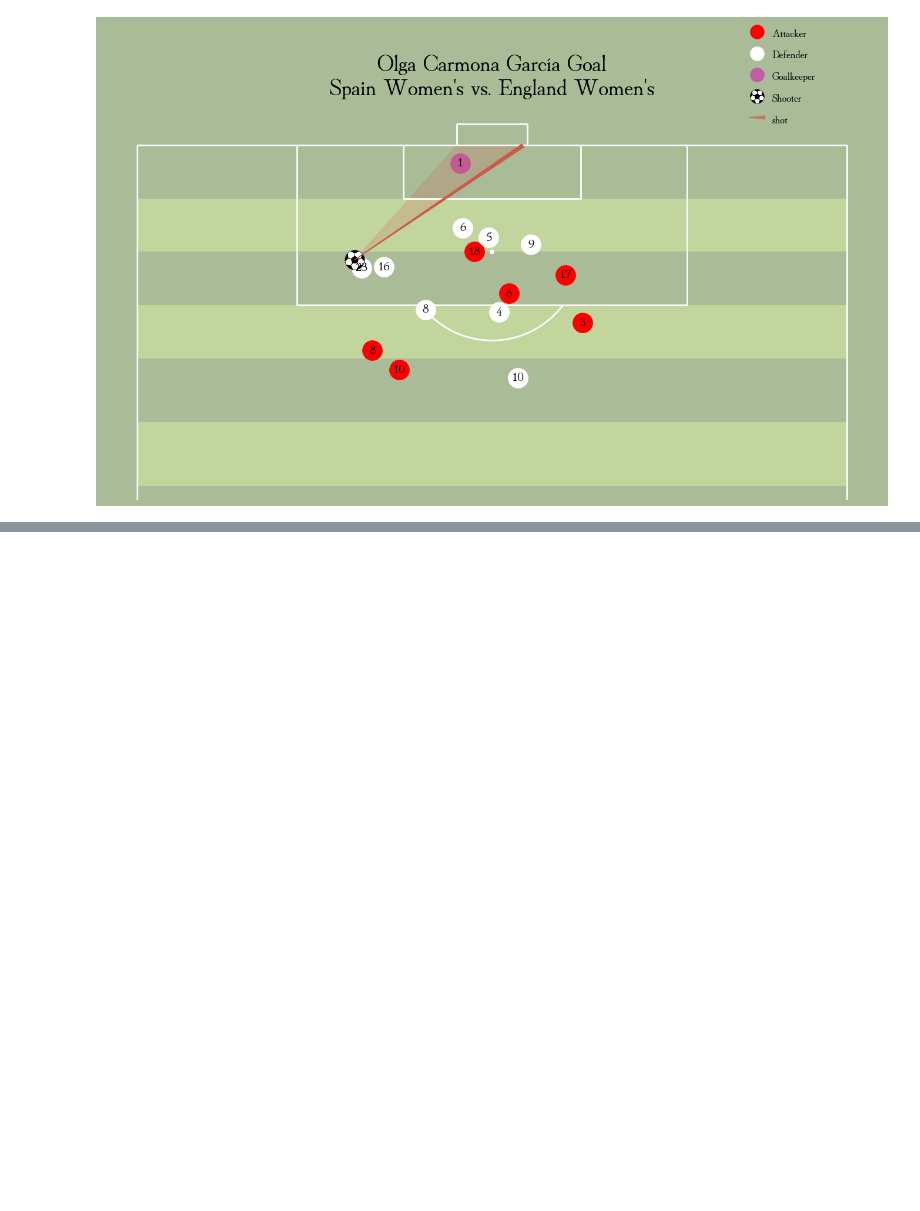
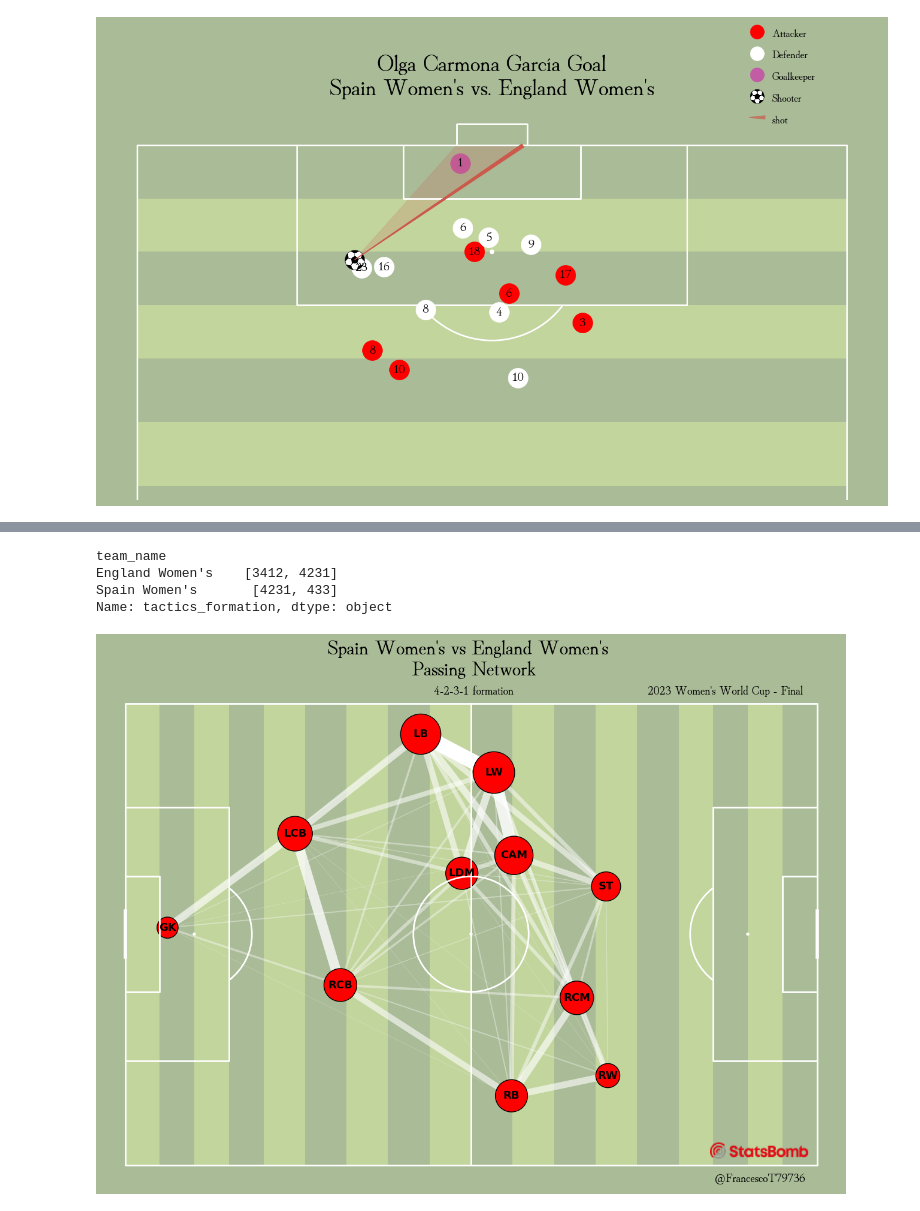
Before and after one commit to FrancescoTrasforini/2023WomenWorldCup-Analysis, a Jupyter notebook: StatsBomb-Women_World_Cup_Analysis.ipynb, the cells around one changed output, grey strips where cells are left out. Saved outputs shown, nothing was run; the diff lists cells and outputs as text; code cells hidden in the pictures; blank space fills up the shorter version.

Commit message:
Added Pass Network

```diff
--- a/StatsBomb-Women_World_Cup_Analysis.ipynb
+++ b/StatsBomb-Women_World_Cup_Analysis.ipynb
@@ -588,0 +625,9 @@ plt.show()  # If you are using a Jupyter notebook you do not need this line
+# %%
+# Show the formations used in the match
+
+event.groupby('team_name').tactics_formation.unique()
+# %% [output]
+team_name
+England Women's    [3412, 4231]
+Spain Women's       [4231, 433]
+Name: tactics_formation, dtype: object
@@ -588,0 +660,66 @@ plt.show()  # If you are using a Jupyter notebook you do not need this line
+# %%
+# Calculate the line width and marker sizes relative to the largest counts
+
+MAX_LINE_WIDTH = 18
+MAX_MARKER_SIZE = 2500
+
+passes_between['width'] = (passes_between.pass_count / passes_between.pass_count.max() *
+                           MAX_LINE_WIDTH)
+average_locs_and_count['marker_size'] = (average_locs_and_count['count']
+                                         / average_locs_and_count['count'].max() * MAX_MARKER_SIZE)
+# %%
+# Set color to make the lines more transparent when fewer passes are made
+
+MIN_TRANSPARENCY = 0.3
+color = np.array(to_rgba('white'))
+color = np.tile(color, (len(passes_between), 1))
+c_transparency = passes_between.pass_count / passes_between.pass_count.max()
+c_transparency = (c_transparency * (1 - MIN_TRANSPARENCY)) + MIN_TRANSPARENCY
+color[:, 3] = c_transparency
+# %%
+# Plotting
+from matplotlib.offsetbox import AnnotationBbox
+
+pitch = Pitch(pitch_type='statsbomb',pitch_color='#aabb97', line_zorder=2, line_color='white',
+              stripe_color='#c2d59d', stripe=True)  # optional stripes
+fig, ax = pitch.draw(figsize=(16, 11),constrained_layout=True, tight_layout=False)
+fig.set_facecolor('#aabb97')
+
+txt_color = 'Black'
+FORMATION = '4-2-3-1'
+
+pass_lines = pitch.lines(passes_between.x, passes_between.y,
+                         passes_between.x_end, passes_between.y_end, lw=passes_between.width,
+                         color=color, zorder=1, ax=ax)
+pass_nodes = pitch.scatter(average_locs_and_count.x, average_locs_and_count.y,
+                           s=average_locs_and_count.marker_size,
+                           color='red', edgecolors='black', linewidth=1, alpha=1, ax=ax)
+for index, row in average_locs_and_count.iterrows():
+    pitch.annotate(row.name, xy=(row.x, row.y), c=txt_color, va='center',
+                   ha='center', size=13, weight='bold', ax=ax)
+
+# Add twitter handle as a clickable link
+twitter_handle = '@FrancescoT79736'
+ax.text(0.83, 0.03, twitter_handle, fontproperties=font_properties, fontsize=14, color='Black', ha='left', va='top', transform=ax.transAxes)
+
+#set title
+competition = "2023 Women's World Cup - Final"
+title_txt = f'{team1} vs {team2} \n Passing Network'
+ax_title = ax.set_title(title_txt,color=txt_color,fontproperties=font_properties,loc='center',x=0.50,weight='bold',fontsize=24)
+
+axs['title'].text(0.5, 0.25, team2, color='#c7d5cc',
+                  va='center', ha='center', fontproperties=font_properties, fontsize=18)
+
+ax.text(0.45, 0.99, f'{FORMATION} formation', fontproperties=font_properties,fontsize=14, color=txt_color, ha='left', va='top', transform=ax.transAxes)
+ax.text(0.95, 0.99, f'{competition}', fontproperties=font_properties,fontsize=14, color=txt_color, ha='right', va='top', transform=ax.transAxes)
+
+# StatsBomb logo
+img_logo = mpimg.imread('C:/Users/Francesco/Desktop/StatsBomb/StatsBomb-Logo/StatsBomb Logo/1. Colour positive/SB - Icon Lockup - Colour positive - Resized.png')
+imagebox = OffsetImage(img_logo, zoom=1.0)  # Adjust zoom for size
+logo = AnnotationBbox(imagebox,(110,77.5), frameon=False, pad=0, bboxprops={'edgecolor':'none'})
+ax.add_artist(logo)
+
+
+plt.show()
+# %% [output]
+[figure, added]
```
Also changed, not shown: parts of 13 cells of this notebook.
